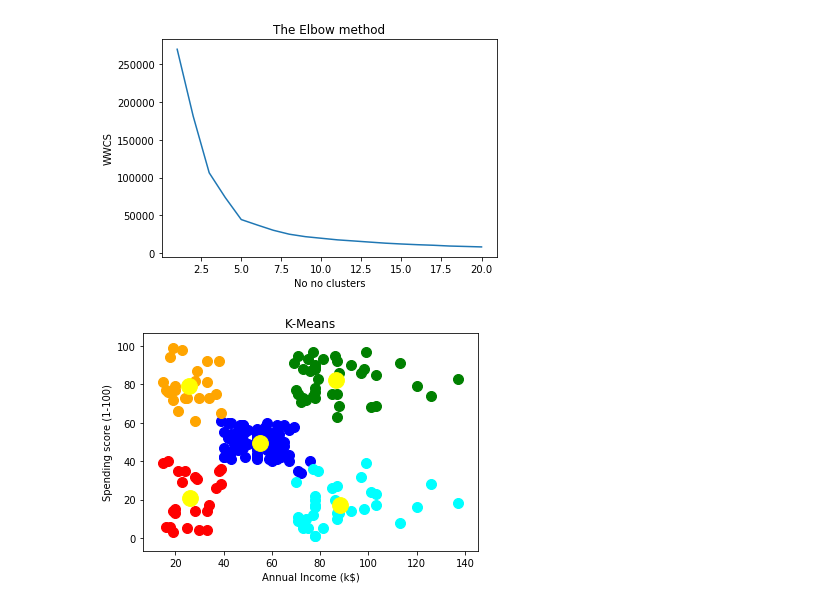
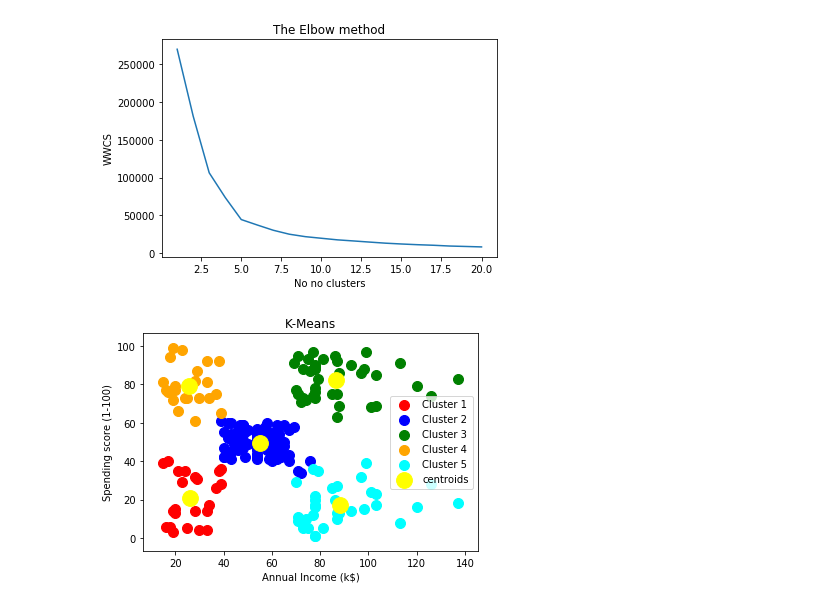
Before and after one commit to Damanpreet/Machine-Learning, a Jupyter notebook: Machine Learning A-Z/Part 4 - Clustering/K_Means/KMeansClustering.ipynb, the cells around one changed output. Cells and saved outputs as stored; diff of their text form; code cells hidden in the pictures.

```diff
--- a/Machine Learning A-Z/Part 4 - Clustering/K_Means/KMeansClustering.ipynb
+++ b/Machine Learning A-Z/Part 4 - Clustering/K_Means/KMeansClustering.ipynb
@@ -48,14 +48,15 @@ y_kmeans = kmeans.fit_predict(X)
 # %%
 # Visualizing the results (clusters)
 plt.scatter(X[y_kmeans==0, 0], X[y_kmeans==0, 1], s=100, c='red', label='Cluster 1')
 plt.scatter(X[y_kmeans==1, 0], X[y_kmeans==1, 1], s=100, c='blue', label='Cluster 2')
 plt.scatter(X[y_kmeans==2, 0], X[y_kmeans==2, 1], s=100, c='green', label='Cluster 3')
 plt.scatter(X[y_kmeans==3, 0], X[y_kmeans==3, 1], s=100, c='orange', label='Cluster 4')
 plt.scatter(X[y_kmeans==4, 0], X[y_kmeans==4, 1], s=100, c='cyan', label='Cluster 5')
 plt.scatter(kmeans.cluster_centers_[:,0], kmeans.cluster_centers_[:,1], s=250, c='yellow', label='centroids')
 plt.title('K-Means')
 plt.xlabel('Annual Income (k$)')
 plt.ylabel('Spending score (1-100)')
+plt.legend()
 plt.show()
 # %% [output]
-[figure, old version]
+[figure, new version]
```
Also changed, not shown: 2 other files.
